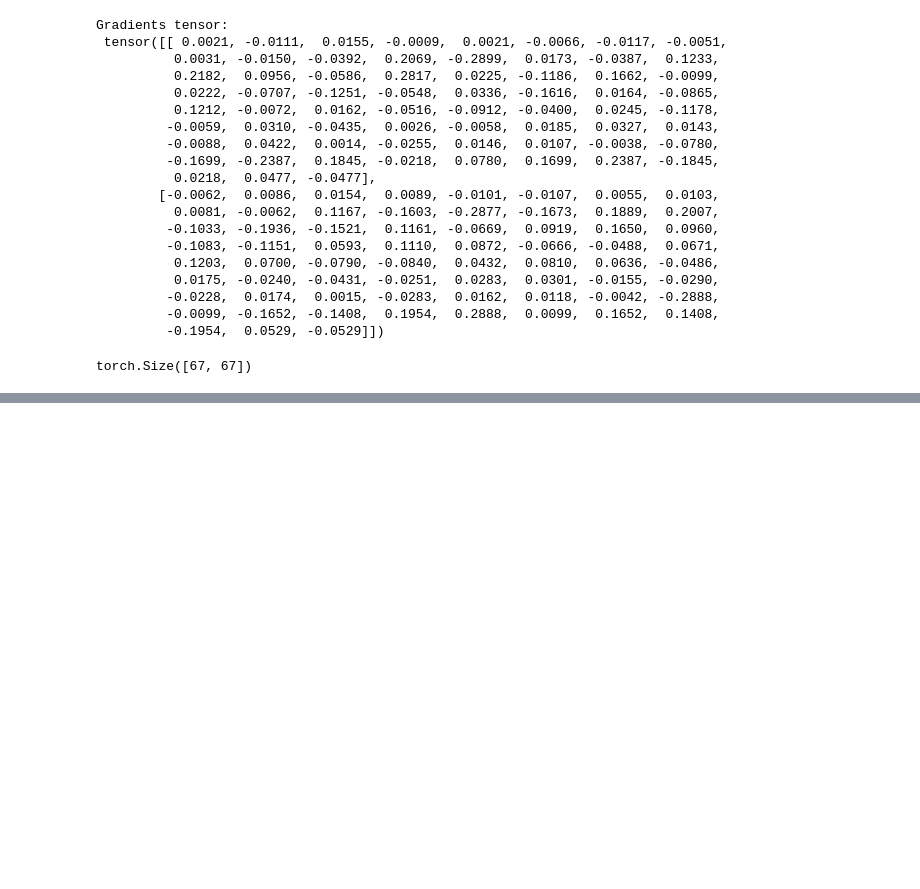
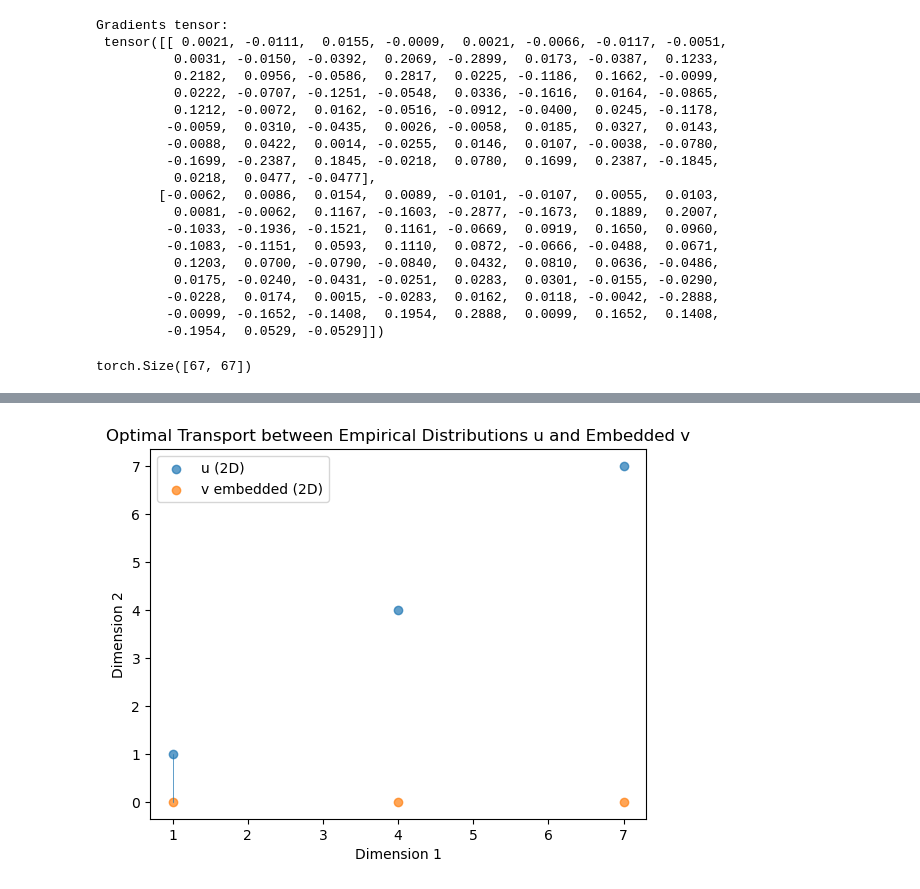
Before and after one commit to youlei202/CBS, a Jupyter notebook: test.ipynb, the cells around one changed output, grey strips where cells are left out. Saved outputs shown, nothing was run; the diff lists cells and outputs as text; code cells hidden in the pictures; blank space fills up the shorter version.

```diff
--- a/test.ipynb
+++ b/test.ipynb
@@ -350,0 +409,17 @@ torch.Size([67, 67])
+# %%
+# Visualize the distributions and the transportation plan
+plt.scatter(u[:, 0], u[:, 1], label='u (2D)', alpha=0.7)
+plt.scatter(v_embedded[:, 0], v_embedded[:, 1], label='v embedded (2D)', alpha=0.7)
+
+for i in range(num_points):
+    for j in range(num_points):
+        plt.plot([u[i, 0], v_embedded[j, 0]], [u[i, 1], v_embedded[j, 1]],
+                 alpha=P[i, j] / np.max(P), linewidth=0.5)
+
+plt.legend()
+plt.xlabel('Dimension 1')
+plt.ylabel('Dimension 2')
+plt.title('Optimal Transport between Empirical Distributions u and Embedded v')
+plt.show()
+# %% [output]
+[figure, added]
```
Also changed, not shown: parts of 9 cells of this notebook.
